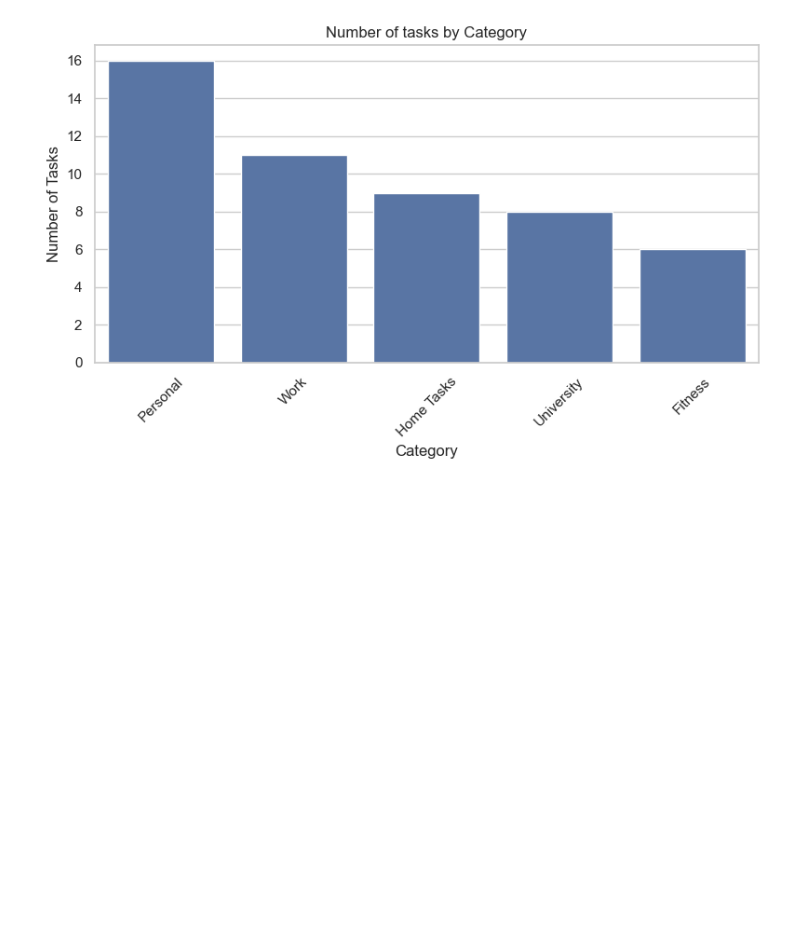
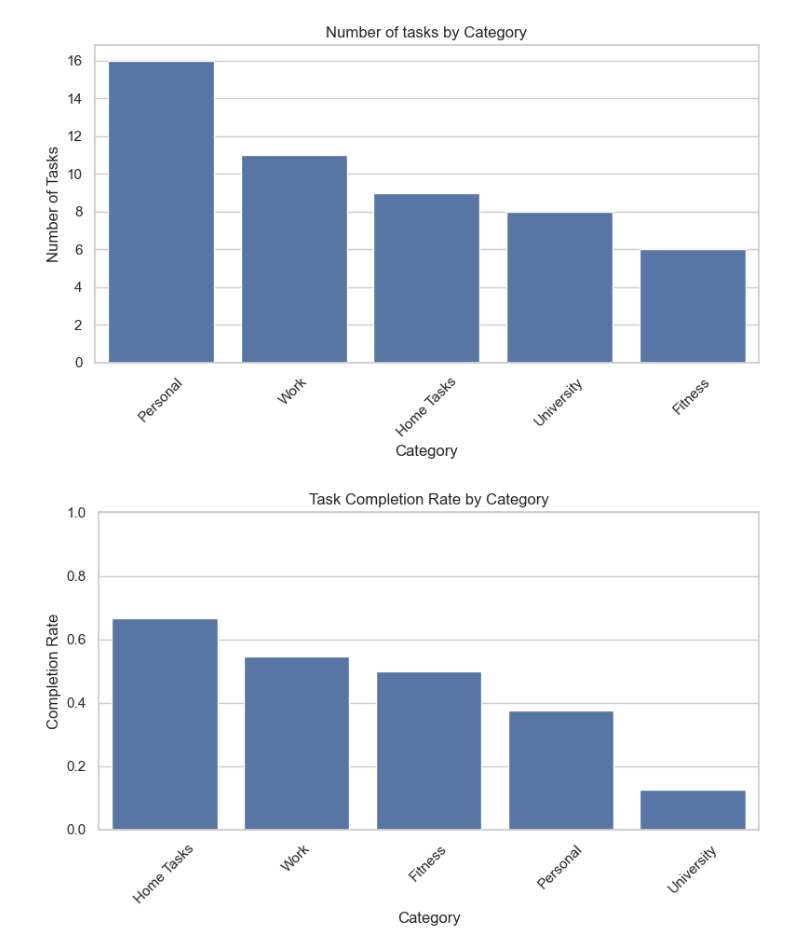
Before and after one commit to LewisHalsallCranfield/468979-Lewis-Halsall-DMP-Programming-Assignment, a Jupyter notebook: task_analysis.ipynb, the cells around one changed output. Cells and saved outputs as stored; diff of their text form; code cells hidden in the pictures; blank space fills up the shorter version.

Commit message:
MFLP-30: I re-created the plots in my Jupyter notebook file to display the task data visually.

```diff
--- a/task_analysis.ipynb
+++ b/task_analysis.ipynb
@@ -179,7 +73,49 @@ def plot_tasks_by_category(df):
     plt.xticks(rotation=45)
     plt.tight_layout()
     plt.show()
+# %%
+#histogram for displaying
+def plot_completed_rate_by_category(df):
+    plt.figure(figsize=(8, 5))
+    #calculate the completionrate.
+    completion_rate = df.groupby('category')['completed'].mean().sort_values(ascending=False)
+    sns.barplot(x=completion_rate.index, y=completion_rate.values)
+    plt.title("Task Completion Rate by Category") #title
+    plt.xlabel("Category") #x-axis label
+    plt.ylabel("Completion Rate") #y-axis label
+    plt.ylim(0, 1) #set y limits.
+    plt.xticks(rotation=45) #set ticks
+    plt.tight_layout()
+    plt.show()
+# %%
+def plot_tasks_over_time(df):
+    plt.figure(figsize=(10, 5))
+    df['created_date'] = df['created_at'].dt.date
+    recent_tasks = df[df['created_date'] >= (df['created_date'].max() - pd.Timedelta(days=30))] #get tasks from before 30 days ago.
+    task_counts = recent_tasks.groupby('created_date').size() # groups tasks by size
+    task_counts.plot(kind='line', marker='o') #plot as line graph.
+    plt.title("Tasks Created Over Last 30 Days")#set title
+    plt.xlabel("Date")#set x label
+    plt.ylabel("Number of Tasks") #set y label
+    plt.xticks(rotation=45) #set ticks
+    plt.tight_layout()
+    plt.show()
+# %%
+def plot_completion_pie(df):
+    completion_Counts = df['completed'].value_counts()
+    labels = ['Completed', 'Incomplete'] #pie chart labels.
+    colors = ['#4CAF50', '#F44336'] #standard red/green.
+
+    plt.figure(figsize=(6 , 6))
+    plt.pie(completion_Counts, labels=labels, autopct='%1.1f%%', colors=colors, startangle=90) #set plot data.
+    plt.title("Overall Task Completion Status") #set title
+    plt.axis('equal') #make a perfect circle.
+    plt.show()
 # %%
 plot_tasks_by_category(df)
+plot_completed_rate_by_category(df)
+plot_tasks_over_time(df)
+plot_completion_pie(df)
 # %% [output]
 [figure]
+[figure, added]
```
Also changed, not shown: parts of 9 cells of this notebook.
